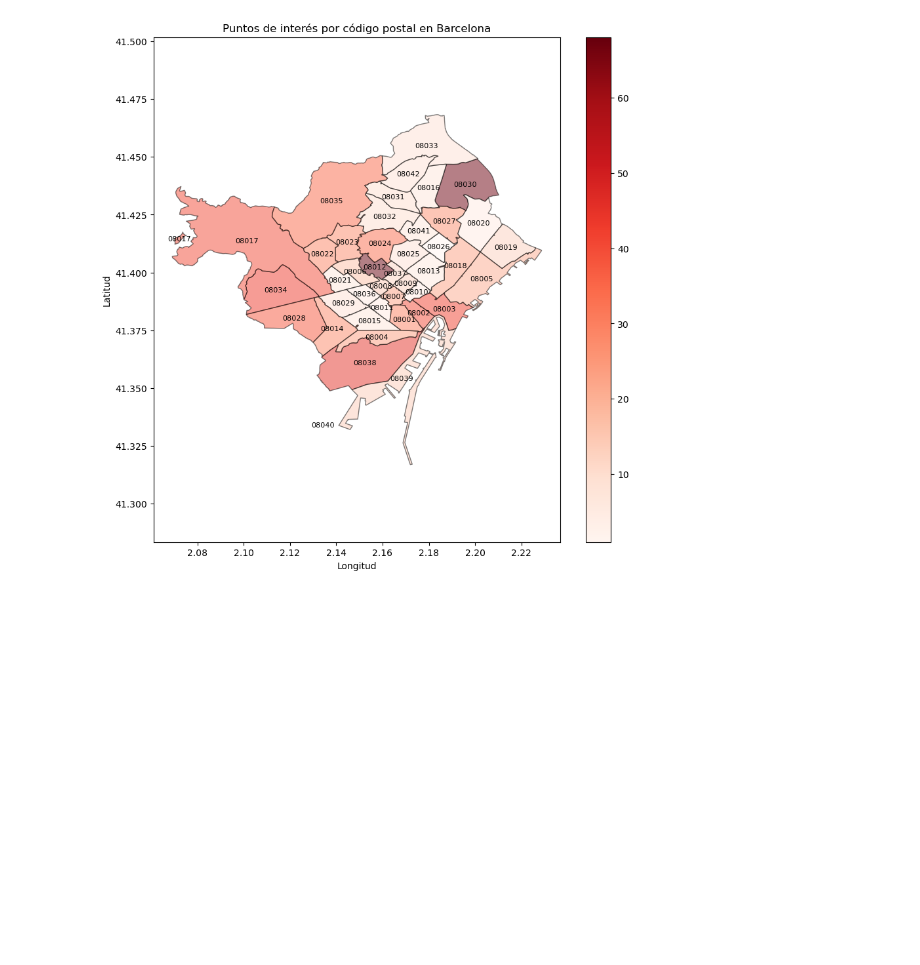
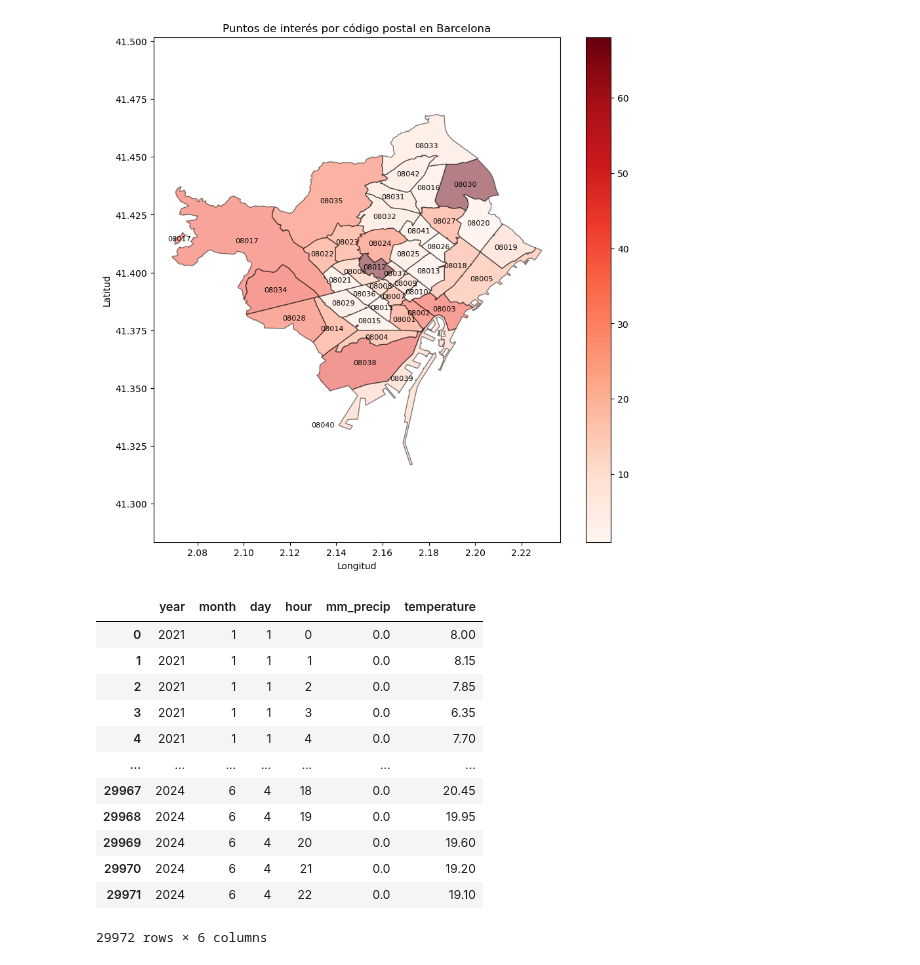
Before and after one commit to carlotalacasav/Gorrapiedra-proyecto, a Jupyter notebook: process_weather.ipynb, the cells around one changed output. Saved outputs shown, nothing was run; the diff lists cells and outputs as text; code cells hidden in the pictures; blank space fills up the shorter version.

```diff
--- a/process_weather.ipynb
+++ b/process_weather.ipynb
@@ -128,3 +128,35 @@ plt.axis('equal')  # Configurar el aspecto de los ejes para que la escala sea ig
 plt.show()
 # %% [output]
 [figure]
+# %%
+weather_data_2 = pd.read_csv('data/weather_data/weather_2.csv')
+weather_data_3 = pd.read_csv('data/weather_data/weather_3.csv')
+weather_data_4 = pd.read_csv('data/weather_data/weather_4.csv')
+
+weather_data = pd.concat((pd.concat((weather_data_2, weather_data_3)), weather_data_4))
+
+
+weather_data_formated = weather_data.copy()
+weather_data_formated['timestamp'] = weather_data['timestamp']+60*60
+weather_data_formated['timestamp'] = pd.to_datetime(weather_data_formated['timestamp'], unit='s',utc=True)
+weather_data_formated['year'] = weather_data_formated['timestamp'].dt.year
+weather_data_formated['month'] = weather_data_formated['timestamp'].dt.month
+weather_data_formated['day'] = weather_data_formated['timestamp'].dt.day
+weather_data_formated['hour'] = weather_data_formated['timestamp'].dt.hour
+weather_data_formated = weather_data_formated.drop('timestamp', axis = 1)
+weather_data_formated = weather_data_formated.groupby(['year','month','day','hour']).mean().reset_index()
+weather_data_formated
+# %% [output]
+|  | year | month | day | hour | mm_precip | temperature |
+| 0 | 2021 | 1 | 1 | 0 | 0.0 | 8.00 |
+| 1 | 2021 | 1 | 1 | 1 | 0.0 | 8.15 |
+| 2 | 2021 | 1 | 1 | 2 | 0.0 | 7.85 |
+| 3 | 2021 | 1 | 1 | 3 | 0.0 | 6.35 |
+| 4 | 2021 | 1 | 1 | 4 | 0.0 | 7.70 |
+| ... | ... | ... | ... | ... | ... | ... |
+| 29967 | 2024 | 6 | 4 | 18 | 0.0 | 20.45 |
+| 29968 | 2024 | 6 | 4 | 19 | 0.0 | 19.95 |
+| 29969 | 2024 | 6 | 4 | 20 | 0.0 | 19.60 |
+| 29970 | 2024 | 6 | 4 | 21 | 0.0 | 19.20 |
+| 29971 | 2024 | 6 | 4 | 22 | 0.0 | 19.10 |
+29972 rows × 6 columns
```
Also changed, not shown: parts of 1 cell of this notebook, 7 other files.
